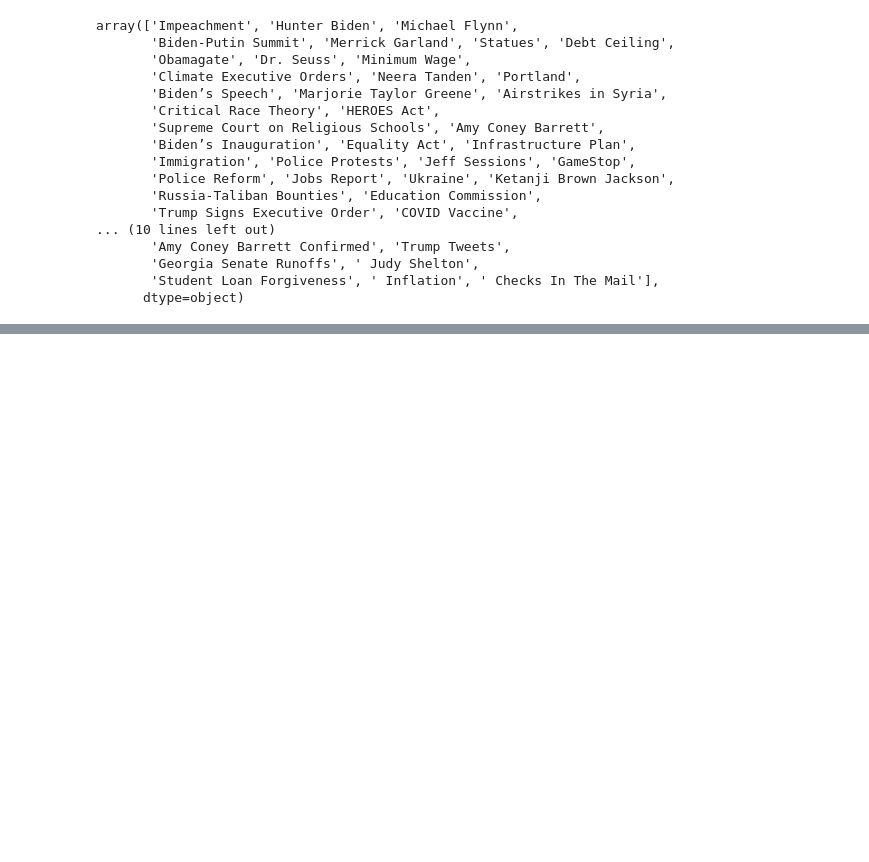
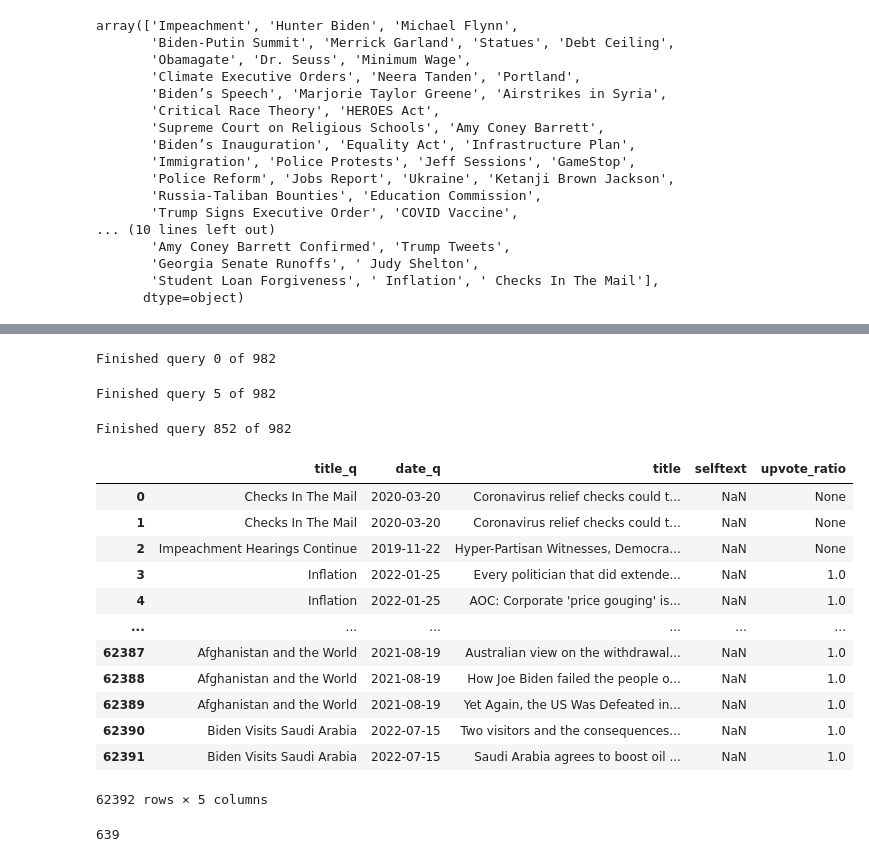
Before and after one commit to NickDeas/Abstract-Contrastive-Opinion-Summarization, a Jupyter notebook: code/data_collection/Reddit Scraping.ipynb, the cells around one changed output, grey strips where cells are left out. Cells and saved outputs as stored; diff of their text form; code cells hidden in the pictures; blank space fills up the shorter version.

```diff
--- a/code/data_collection/Reddit Scraping.ipynb
+++ b/code/data_collection/Reddit Scraping.ipynb
@@ -181,4 +205,32 @@ OUTPUT_CSV = '../../data/reddit_data/reddit_scrape.csv'
 WRITE_HEAD = False
 for i, query in enumerate(miss_queries):
     get_posts_by_news(query, OUTPUT_CSV, date_thresh = 30, header = WRITE_HEAD, max_posts = 10)
-    print(f'Finished query {i} of {len(queries)}', end = '\r')
+    print(f'Finished query {i} of {len(miss_queries)}', end = '\r')
+# %% [output]
+Finished query 0 of 982
+Finished query 5 of 982
+Finished query 852 of 982
+# %%
+reddit_posts2 = pd.read_csv(OUTPUT_CSV)
+# %%
+reddit_short2 = reddit_posts2[['title_q', 'date_q', 'title', 'selftext', 'upvote_ratio']]
+# %%
+reddit_short2
+# %% [output]
+|  | title_q | date_q | title | selftext | upvote_ratio |
+| 0 | Checks In The Mail | 2020-03-20 | Coronavirus relief checks could t... | NaN | None |
+| 1 | Checks In The Mail | 2020-03-20 | Coronavirus relief checks could t... | NaN | None |
+| 2 | Impeachment Hearings Continue | 2019-11-22 | Hyper-Partisan Witnesses, Democra... | NaN | None |
+| 3 | Inflation | 2022-01-25 | Every politician that did extende... | NaN | 1.0 |
+| 4 | Inflation | 2022-01-25 | AOC: Corporate 'price gouging' is... | NaN | 1.0 |
+| ... | ... | ... | ... | ... | ... |
+| 62387 | Afghanistan and the World | 2021-08-19 | Australian view on the withdrawal... | NaN | 1.0 |
+| 62388 | Afghanistan and the World | 2021-08-19 | How Joe Biden failed the people o... | NaN | 1.0 |
+| 62389 | Afghanistan and the World | 2021-08-19 | Yet Again, the US Was Defeated in... | NaN | 1.0 |
+| 62390 | Biden Visits Saudi Arabia | 2022-07-15 | Two visitors and the consequences... | NaN | 1.0 |
+| 62391 | Biden Visits Saudi Arabia | 2022-07-15 | Saudi Arabia agrees to boost oil ... | NaN | 1.0 |
+62392 rows × 5 columns
+# %%
+len(reddit_short2.groupby('title_q').count())
+# %% [output]
+639
```
Also changed, not shown: parts of 29 cells of this notebook, 8 other files.
